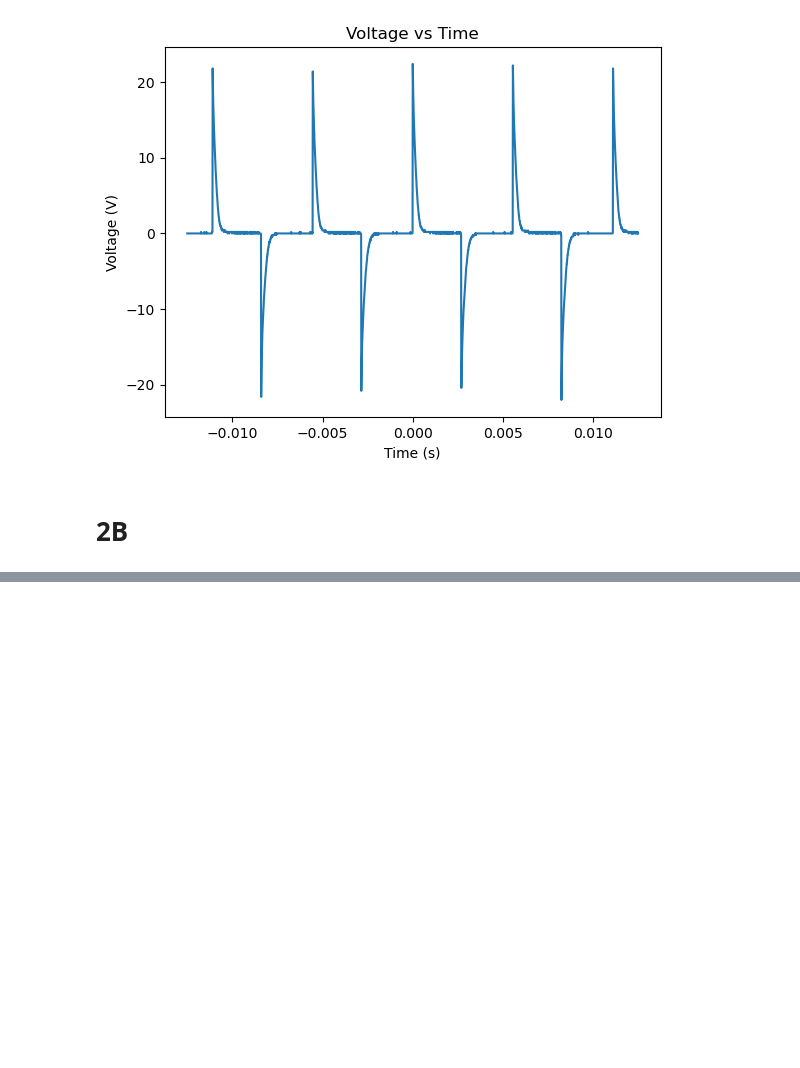
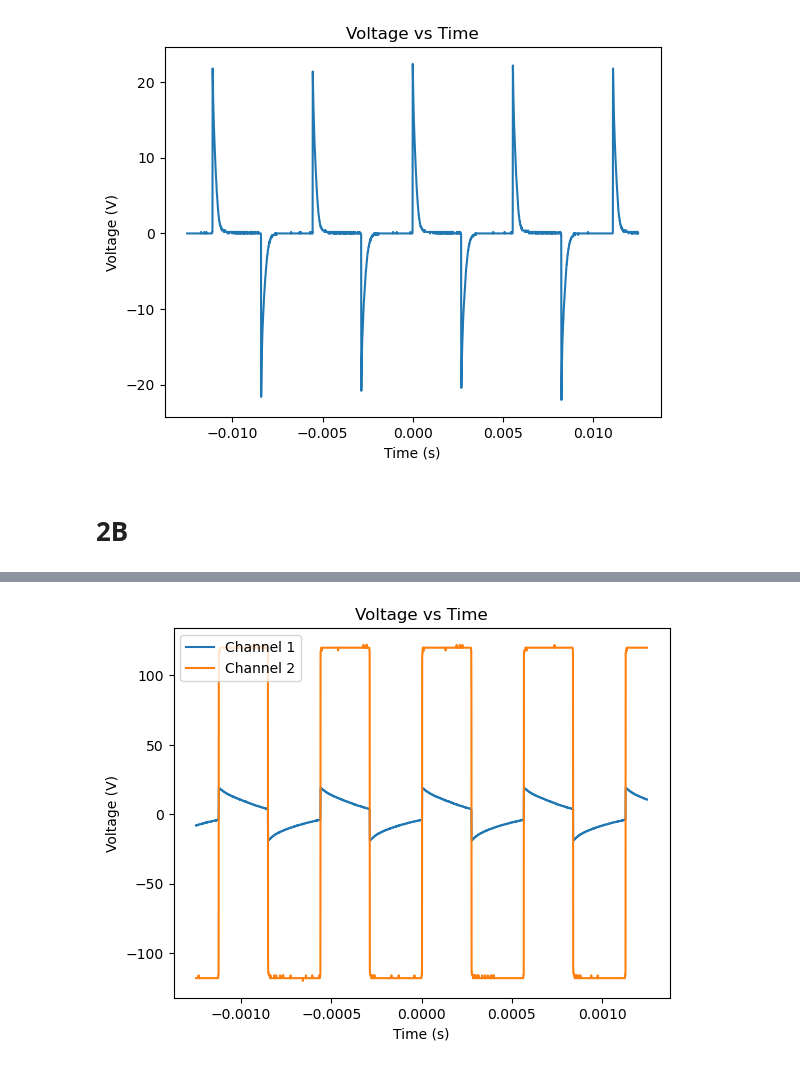
Before and after one commit to Quantum-Impulse/Eletronic-Techniques-Reports, a Jupyter notebook: Report 1/Lab 2/Lab2.ipynb, the cells around one changed output, grey strips where cells are left out. Cells and saved outputs as stored; diff of their text form; code cells hidden in the pictures; blank space fills up the shorter version.

```diff
--- a/Report 1/Lab 2/Lab2.ipynb
+++ b/Report 1/Lab 2/Lab2.ipynb
@@ -184,0 +213,13 @@ plt.show()
+# %%
+# graph data_2b_ch1_20khz and data_2b_ch2_20khz, overlaying each other.
+# Add index of channels to the legend
+
+plt.plot(data_2b_ch1_20khz['Time'], data_2b_ch1_20khz['Voltage'])
+plt.plot(data_2b_ch2_20khz['Time'], data_2b_ch2_20khz['Voltage'])
+plt.xlabel('Time (s)')
+plt.ylabel('Voltage (V)')
+plt.title('Voltage vs Time')
+plt.legend(['Channel 1', 'Channel 2'])
+plt.show()
+# %% [output]
+[figure, added]
```
Also changed, not shown: parts of 8 cells of this notebook, 11 other files.
